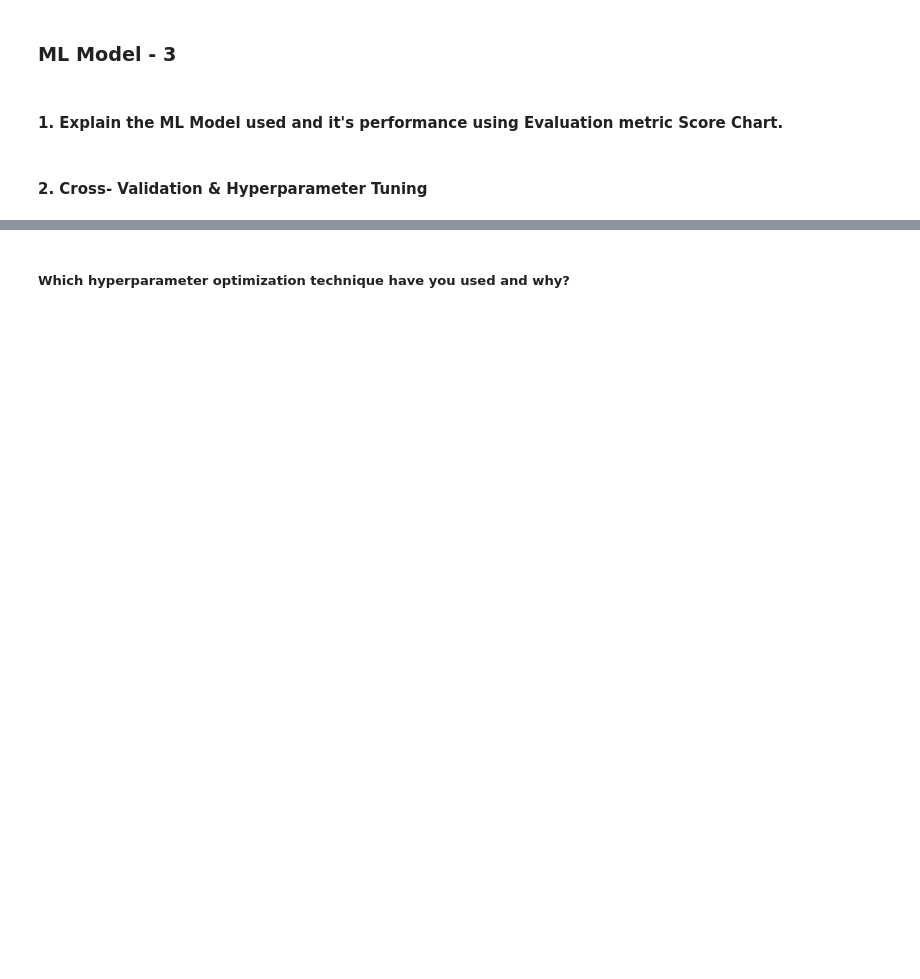
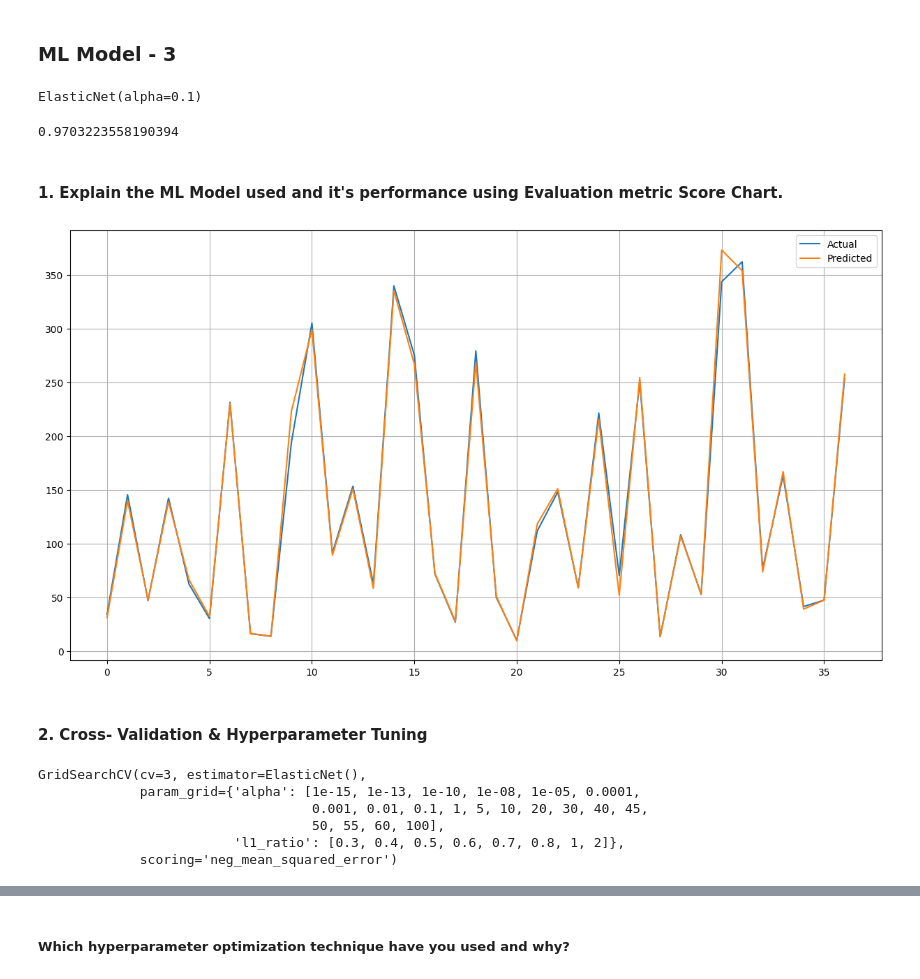
Before and after one commit to Rohankukwas/Yes-Bank-Stock-Closing-Price-Prediction, a Jupyter notebook: ML_Yes_Bank_Stock_Closing_Price_Prediction_ML_Submission.ipynb, the cells around one changed output, grey strips where cells are left out. Cells and saved outputs as stored; diff of their text form; code cells hidden in the pictures; blank space fills up the shorter version.

```diff
--- a/ML_Yes_Bank_Stock_Closing_Price_Prediction_ML_Submission.ipynb
+++ b/ML_Yes_Bank_Stock_Closing_Price_Prediction_ML_Submission.ipynb
@@ -118,5 +78,5 @@ Nov-20  12.41  14.90  12.21  14.67
 # %%
-df=df.copy()
+df2=df.copy()
 # %% [markdown]
 ### Dataset Rows & Columns count
 # %%
@@ -808,3 +801,17 @@ Answer Here.
+# %%
+
+
+# Convert "Date" column to datetime format with the specified format
+df['Date'] = pd.to_datetime(df['Date'], format='%b-%y')
+
+# Extract month and year as categorical features
+df['Month'] = df['Date'].dt.month.astype('category')
+df['Year'] = df['Date'].dt.year.astype('category')
+
+# Drop the original "Date" column if not needed
+df = df.drop(columns=['Date'])
+
+# Now, the "Month" and "Year" columns are categorical and can be used for encoding
 # %% [markdown]
 #### What all categorical encoding techniques have you used & why did you use those techniques?
 # %% [markdown]
@@ -888,0 +911,11 @@ Answer Here.
+# %%
+# Transform Your data
+# Now X contains transformed independent features and y contains transformed dependent feature
+# These transformations are applied to address skewed distributions or stabilize variance
+
+# Drop non-numeric columns
+df_numeric = df.drop(columns=['Date'])  # Assuming 'Date' is a non-numeric column
+
+# Convert remaining columns to logarithmic values
+X = np.log10(df_numeric.drop(['Close'], axis=1)).values  # Independent Features
+y = np.log10(df_numeric['Close']).values  # Dependent Features
@@ -990,0 +1231,22 @@ Answer Here.
+# %%
+# ML Model - 3 Implementation
+
+from sklearn.linear_model import ElasticNet
+
+# Create an Elastic Net regression model instance with specified alpha and l1_ratio
+# alpha: Regularization strength
+# l1_ratio: Mix between L1 and L2 regularization (0 for Ridge, 1 for Lasso)
+elastic = ElasticNet(alpha=0.1, l1_ratio=0.5)
+
+# Fit the Elastic Net regression model using training data
+elastic.fit(X_train, y_train)
+# Fit the Algorithm
+
+# Predict on the model
+# %% [output]
+ElasticNet(alpha=0.1)
+# %%
+
+elastic.score(X_train, y_train)
+# %% [output]
+0.9703223558190394
@@ -995,2 +1259,14 @@ Answer Here.
+# %%
+# Visualizing evaluation Metric Score chart
+
+# Plotting between Actual and Predicted values
+plt.figure(figsize=(15,8))
+plt.plot(np.array(10**y_test))
+plt.plot(10**(y_pred_elastic_net))
+plt.legend(["Actual","Predicted"])
+plt.grid()
+plt.show()
+# %% [output]
+[figure, added]
 # %% [markdown]
 #### 2. Cross- Validation & Hyperparameter Tuning
@@ -1002,0 +1273,19 @@ Answer Here.
+# %%
+# ML Model - 3 Implementation with hyperparameter optimization techniques (i.e., GridSearch CV, RandomSearch CV, Bayesian Optimization etc.)
+
+# Cross Validation. Optimizing our model by finding the best value of our hyperparamter
+from sklearn.model_selection import GridSearchCV
+elastic_cv = ElasticNet()
+parameters = {'alpha':[1e-15,1e-13,1e-10,1e-8,1e-5,1e-4,1e-3,1e-2,1e-1,1,5,10,20,30,40,45,50,55,60,100],'l1_ratio':[0.3,0.4,0.5,0.6,0.7,0.8,1,2]}
+elastic_model = GridSearchCV(elastic_cv,parameters,scoring='neg_mean_squared_error',cv=3)
+elastic_model.fit(X_train,y_train)
+# Fit the Algorithm
+
+# Predict on the model
+# %% [output]
+GridSearchCV(cv=3, estimator=ElasticNet(),
+             param_grid={'alpha': [1e-15, 1e-13, 1e-10, 1e-08, 1e-05, 0.0001,
+                                   0.001, 0.01, 0.1, 1, 5, 10, 20, 30, 40, 45,
+                                   50, 55, 60, 100],
+                         'l1_ratio': [0.3, 0.4, 0.5, 0.6, 0.7, 0.8, 1, 2]},
+             scoring='neg_mean_squared_error')
```
Also changed, not shown: parts of 76 cells of this notebook.
